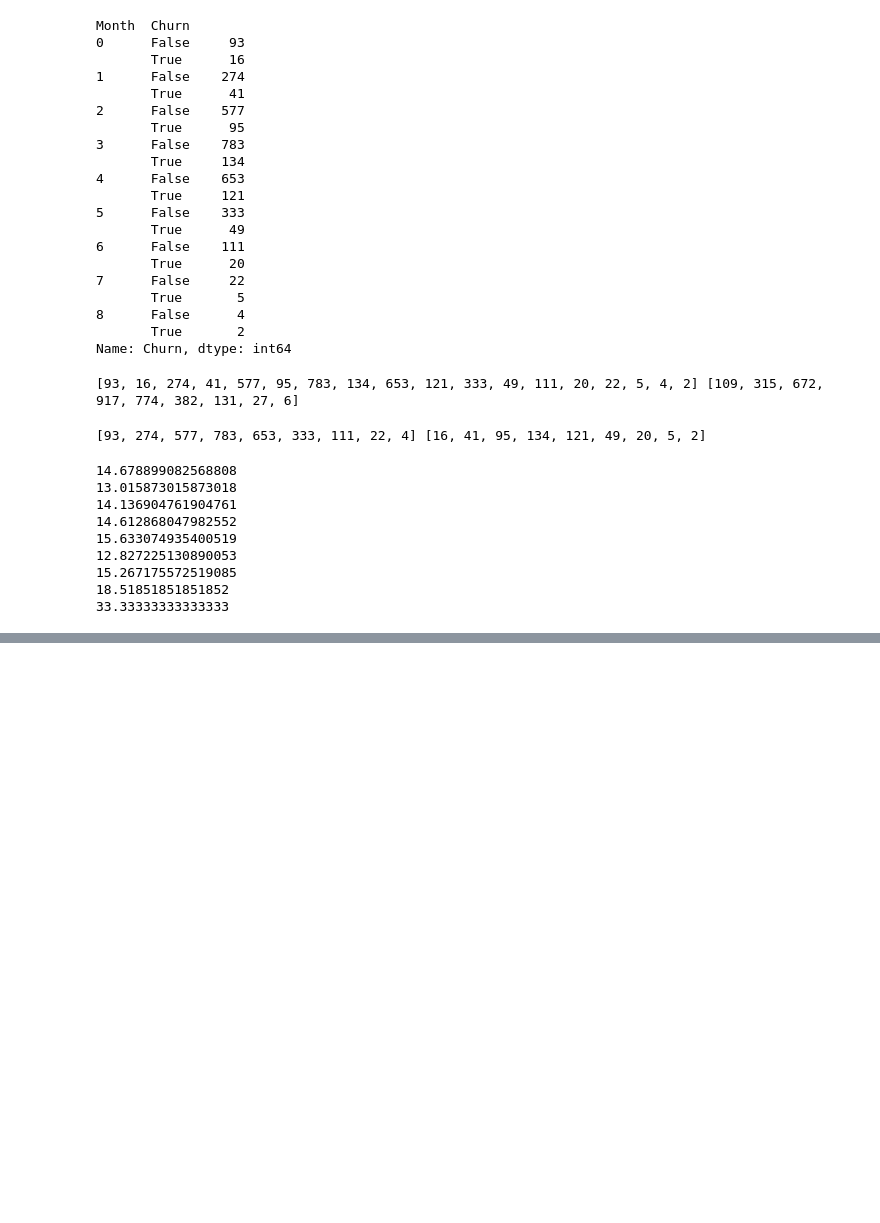
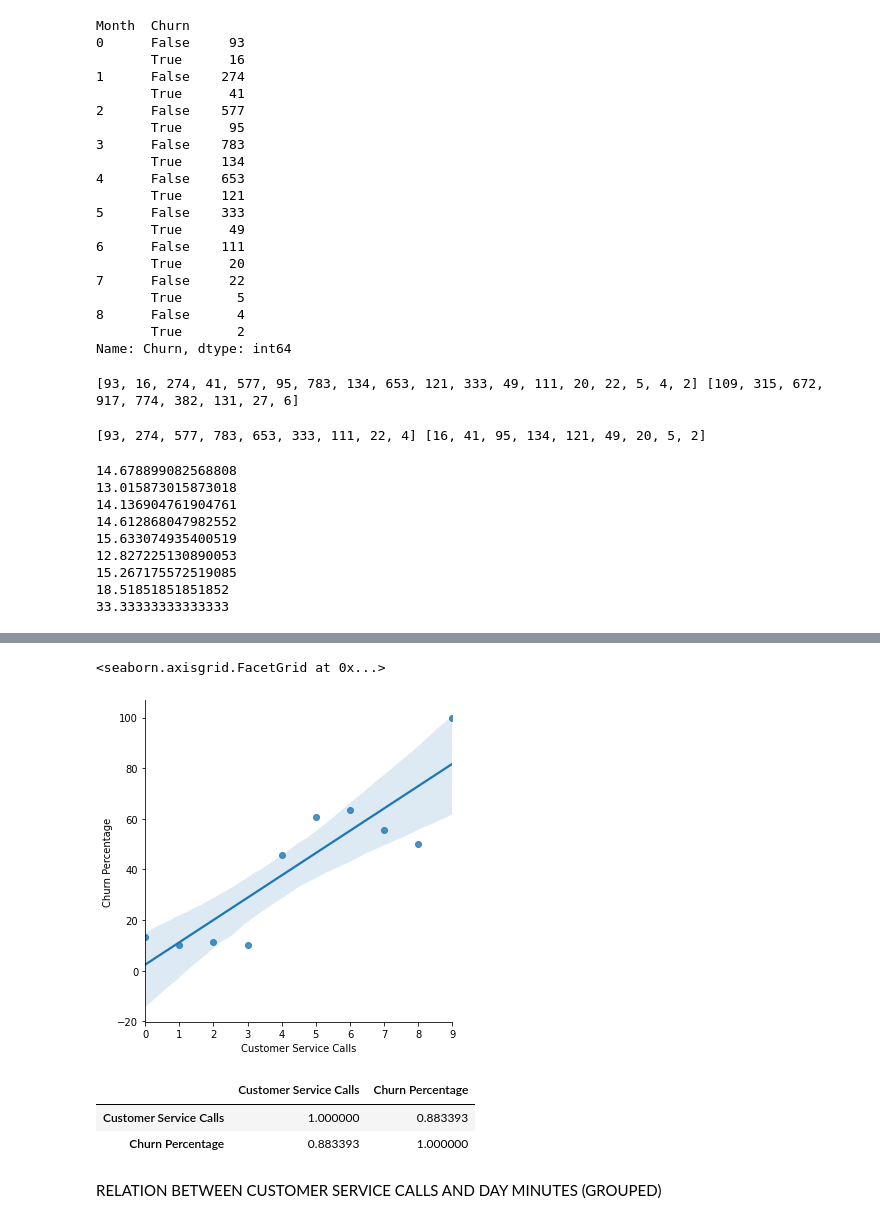
Before and after one commit to sanjogmish/Telecom_Churn_Analysis, a Jupyter notebook: Telecom_Churn_Analysis_Structured_Bivariate_Capstone_Project.ipynb, the cells around one changed output, grey strips where cells are left out. Saved outputs shown, nothing was run; the diff lists cells and outputs as text; code cells hidden in the pictures; blank space fills up the shorter version.

```diff
--- a/Telecom_Churn_Analysis_Structured_Bivariate_Capstone_Project.ipynb
+++ b/Telecom_Churn_Analysis_Structured_Bivariate_Capstone_Project.ipynb
@@ -501,0 +584,14 @@ for i in range(len(list22)):
+# %%
+df_reln = pd.DataFrame(data={'Customer Service Calls':list_cust_calls , 'Churn Percentage':percentage_true})
+sns.lmplot(x= 'Customer Service Calls', y='Churn Percentage',data= df_reln)
+# %% [output]
+<seaborn.axisgrid.FacetGrid at 0x...>
+[figure, added]
+# %%
+df_reln.corr()
+# %% [output]
+|  | Customer Service Calls | Churn Percentage |
+| Customer Service Calls | 1.000000 | 0.883393 |
+| Churn Percentage | 0.883393 | 1.000000 |
+# %% [markdown]
+RELATION BETWEEN CUSTOMER SERVICE CALLS AND DAY MINUTES (GROUPED)
```
Also changed, not shown: parts of 22 cells of this notebook.
